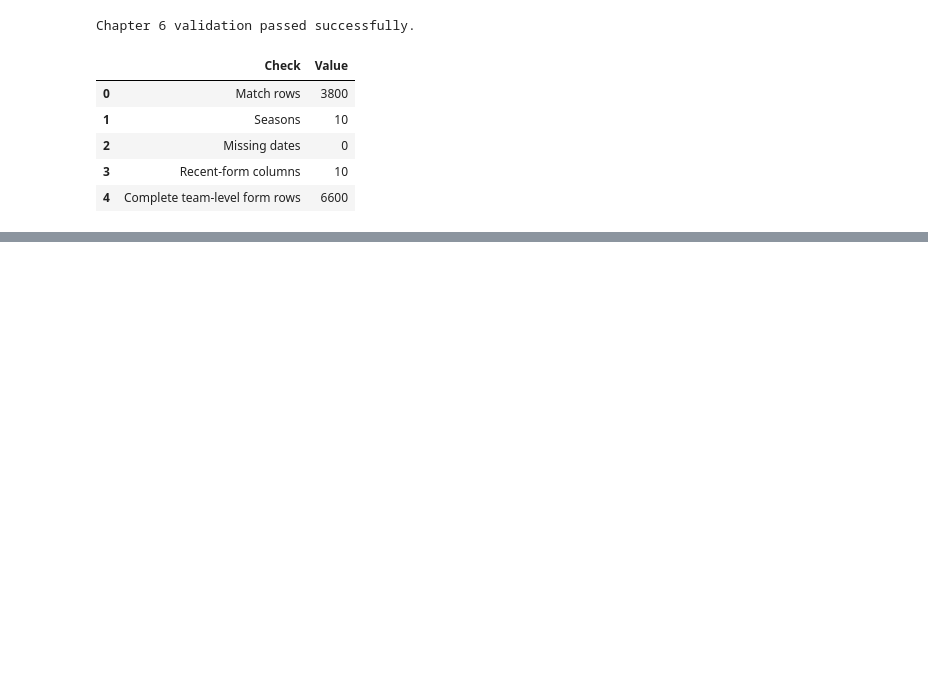
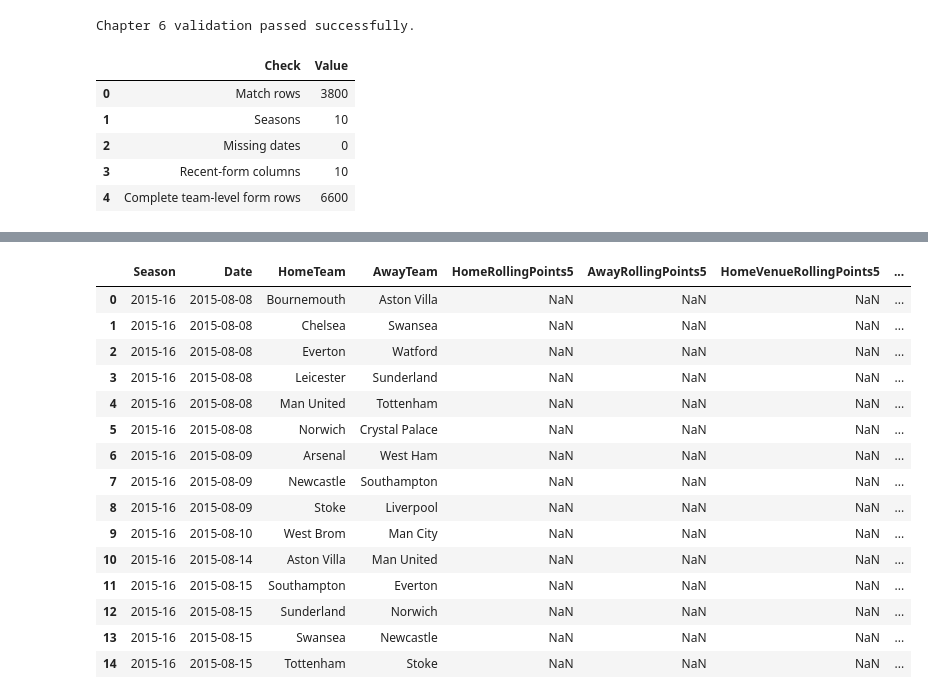
Before and after one commit to kieranforkan/premier-league-probability-engine, a Jupyter notebook: notebooks/02_feature_engineering.ipynb, the cells around one changed output, grey strips where cells are left out. Drawn from its saved outputs; the diff is of its cells as text; code cells hidden in the pictures; blank space fills up the shorter version.

Commit message:
Add and validate venue-specific form features

```diff
--- a/notebooks/02_feature_engineering.ipynb
+++ b/notebooks/02_feature_engineering.ipynb
@@ -3530,0 +4757,38 @@ Chapter 6 validation passed successfully.
+# %%
+matches[
+    [
+        "Season",
+        "Date",
+        "HomeTeam",
+        "AwayTeam",
+        "HomeRollingPoints5",
+        "AwayRollingPoints5",
+        "HomeVenueRollingPoints5",
+        "AwayVenueRollingPoints5",
+        "HomeVenueRollingGoalsFor5",
+        "AwayVenueRollingGoalsFor5",
+        "HomeVenueRollingGoalsAgainst5",
+        "AwayVenueRollingGoalsAgainst5",
+        "HomeVenueRollingGoalDifference5",
+        "AwayVenueRollingGoalDifference5",
+        "HomeVenueRollingWinRate5",
+        "AwayVenueRollingWinRate5",
+    ]
+].head(15)
+# %% [output]
+|  | Season | Date | HomeTeam | AwayTeam | HomeRollingPoints5 | AwayRollingPoints5 | HomeVenueRollingPoints5 | ... |
+| 0 | 2015-16 | 2015-08-08 | Bournemouth | Aston Villa | NaN | NaN | NaN | ... |
+| 1 | 2015-16 | 2015-08-08 | Chelsea | Swansea | NaN | NaN | NaN | ... |
+| 2 | 2015-16 | 2015-08-08 | Everton | Watford | NaN | NaN | NaN | ... |
+| 3 | 2015-16 | 2015-08-08 | Leicester | Sunderland | NaN | NaN | NaN | ... |
+| 4 | 2015-16 | 2015-08-08 | Man United | Tottenham | NaN | NaN | NaN | ... |
+| 5 | 2015-16 | 2015-08-08 | Norwich | Crystal Palace | NaN | NaN | NaN | ... |
+| 6 | 2015-16 | 2015-08-09 | Arsenal | West Ham | NaN | NaN | NaN | ... |
+| 7 | 2015-16 | 2015-08-09 | Newcastle | Southampton | NaN | NaN | NaN | ... |
+| 8 | 2015-16 | 2015-08-09 | Stoke | Liverpool | NaN | NaN | NaN | ... |
+| 9 | 2015-16 | 2015-08-10 | West Brom | Man City | NaN | NaN | NaN | ... |
+| 10 | 2015-16 | 2015-08-14 | Aston Villa | Man United | NaN | NaN | NaN | ... |
+| 11 | 2015-16 | 2015-08-15 | Southampton | Everton | NaN | NaN | NaN | ... |
+| 12 | 2015-16 | 2015-08-15 | Sunderland | Norwich | NaN | NaN | NaN | ... |
+| 13 | 2015-16 | 2015-08-15 | Swansea | Newcastle | NaN | NaN | NaN | ... |
+| 14 | 2015-16 | 2015-08-15 | Tottenham | Stoke | NaN | NaN | NaN | ... |
```
Also changed, not shown: parts of 18 cells of this notebook.
